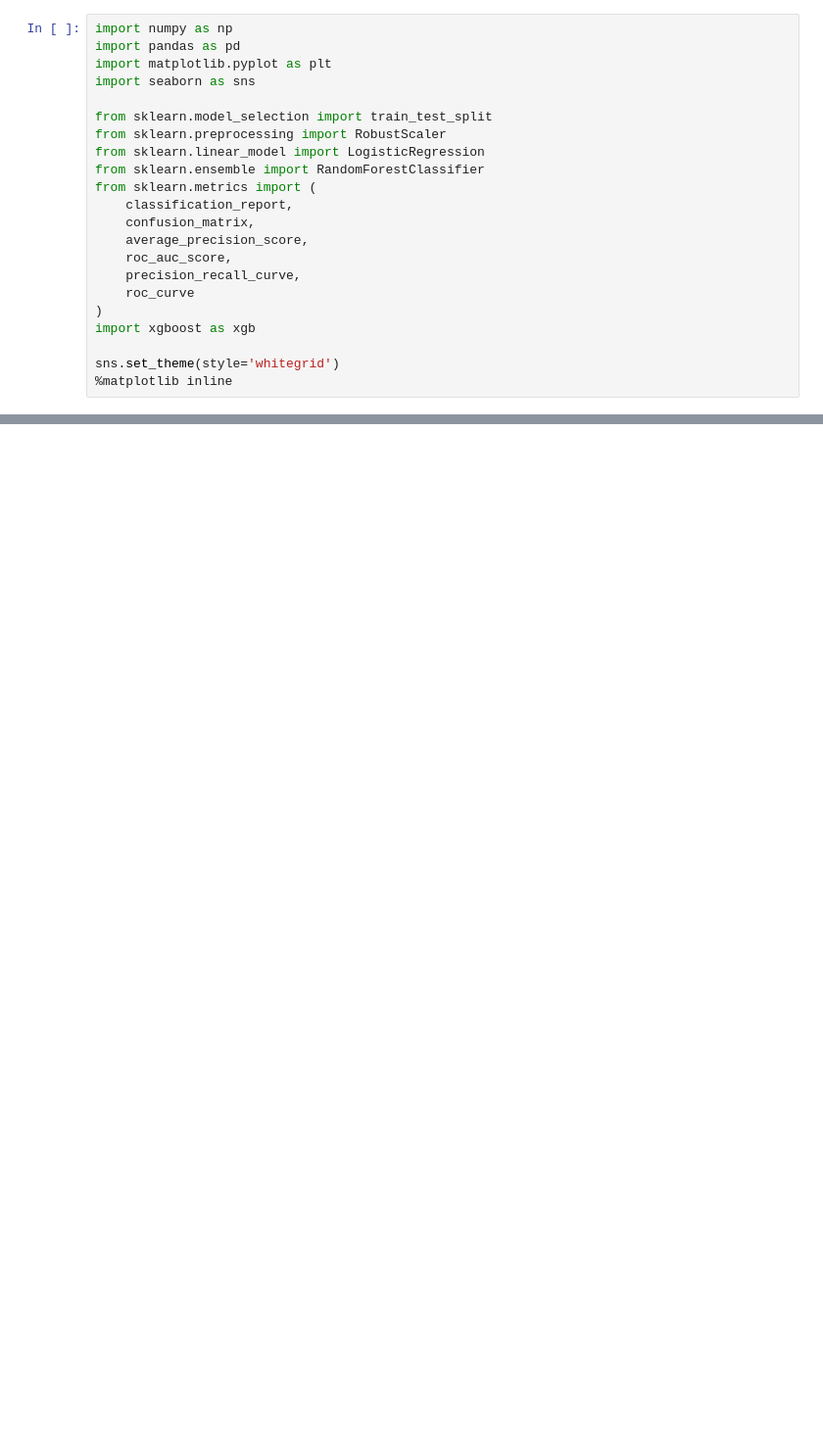
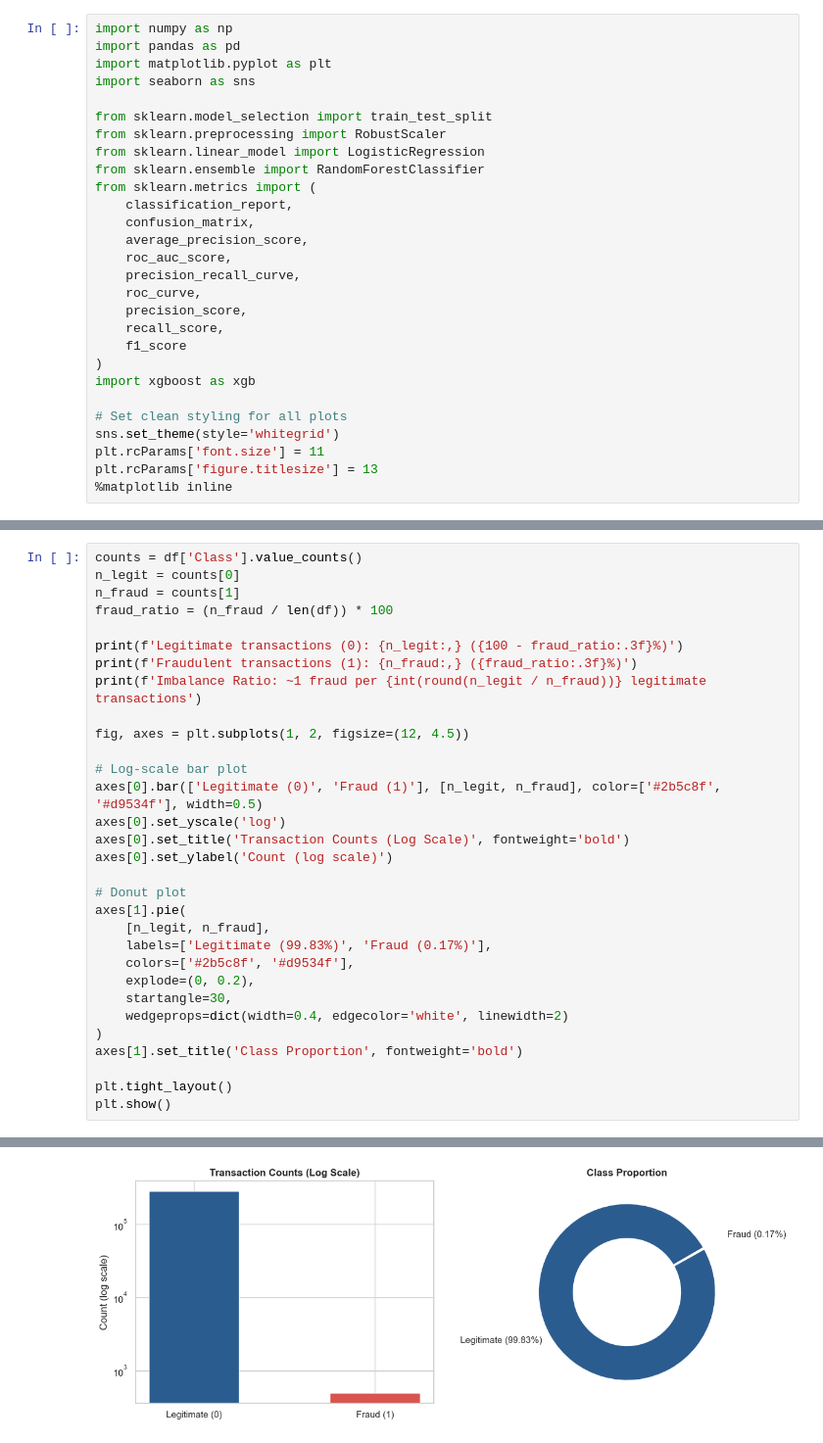
Before and after one commit to JamiuDahunsi/credit-card-fraud-detection, a Jupyter notebook: fraud_detection.ipynb, the cells around one changed output, grey strips where cells are left out. Shown at 98% size. Cells and saved outputs as stored; diff of their text form; blank space fills up the shorter version.

```diff
--- a/fraud_detection.ipynb
+++ b/fraud_detection.ipynb
@@ -26,9 +37,15 @@ from sklearn.metrics import (
     average_precision_score,
     roc_auc_score,
     precision_recall_curve,
-    roc_curve
+    roc_curve,
+    precision_score,
+    recall_score,
+    f1_score
 )
 import xgboost as xgb
 
+# Set clean styling for all plots
 sns.set_theme(style='whitegrid')
+plt.rcParams['font.size'] = 11
+plt.rcParams['figure.titlesize'] = 13
 %matplotlib inline
@@ -57,0 +78,32 @@ We also scale Amount and Time using RobustScaler, fitting only on the training s
+# %%
+counts = df['Class'].value_counts()
+n_legit = counts[0]
+n_fraud = counts[1]
+fraud_ratio = (n_fraud / len(df)) * 100
+
+print(f'Legitimate transactions (0): {n_legit:,} ({100 - fraud_ratio:.3f}%)')
+print(f'Fraudulent transactions (1): {n_fraud:,} ({fraud_ratio:.3f}%)')
+print(f'Imbalance Ratio: ~1 fraud per {int(round(n_legit / n_fraud))} legitimate transactions')
+
+fig, axes = plt.subplots(1, 2, figsize=(12, 4.5))
+
+# Log-scale bar plot
+axes[0].bar(['Legitimate (0)', 'Fraud (1)'], [n_legit, n_fraud], color=['#2b5c8f', '#d9534f'], width=0.5)
+axes[0].set_yscale('log')
+axes[0].set_title('Transaction Counts (Log Scale)', fontweight='bold')
+axes[0].set_ylabel('Count (log scale)')
+
+# Donut plot
+axes[1].pie(
+    [n_legit, n_fraud],
+    labels=['Legitimate (99.83%)', 'Fraud (0.17%)'],
+    colors=['#2b5c8f', '#d9534f'],
+    explode=(0, 0.2),
+    startangle=30,
+    wedgeprops=dict(width=0.4, edgecolor='white', linewidth=2)
+)
+axes[1].set_title('Class Proportion', fontweight='bold')
+
+plt.tight_layout()
+plt.show()
+# %% [output]
@@ -57,0 +113 @@ We also scale Amount and Time using RobustScaler, fitting only on the training s
+[figure, added]
```
Also changed, not shown: parts of 26 cells of this notebook, 3 other files.
